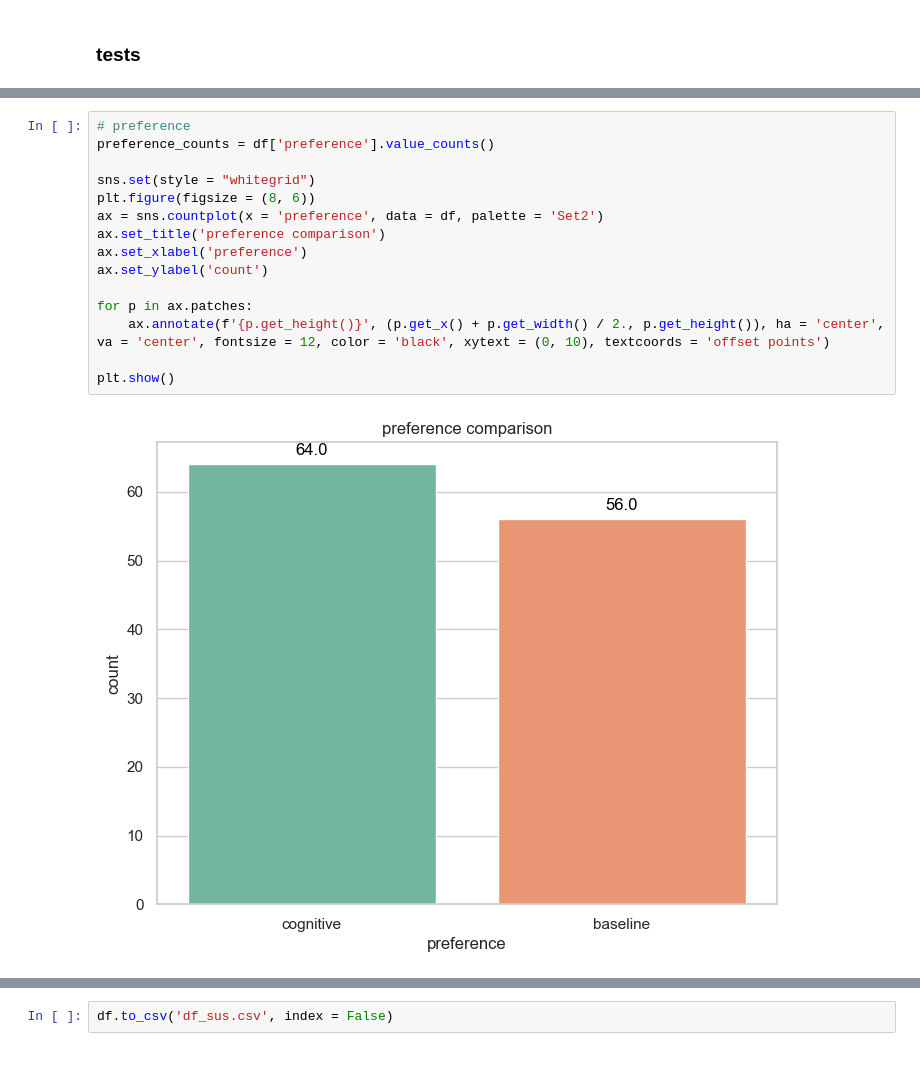
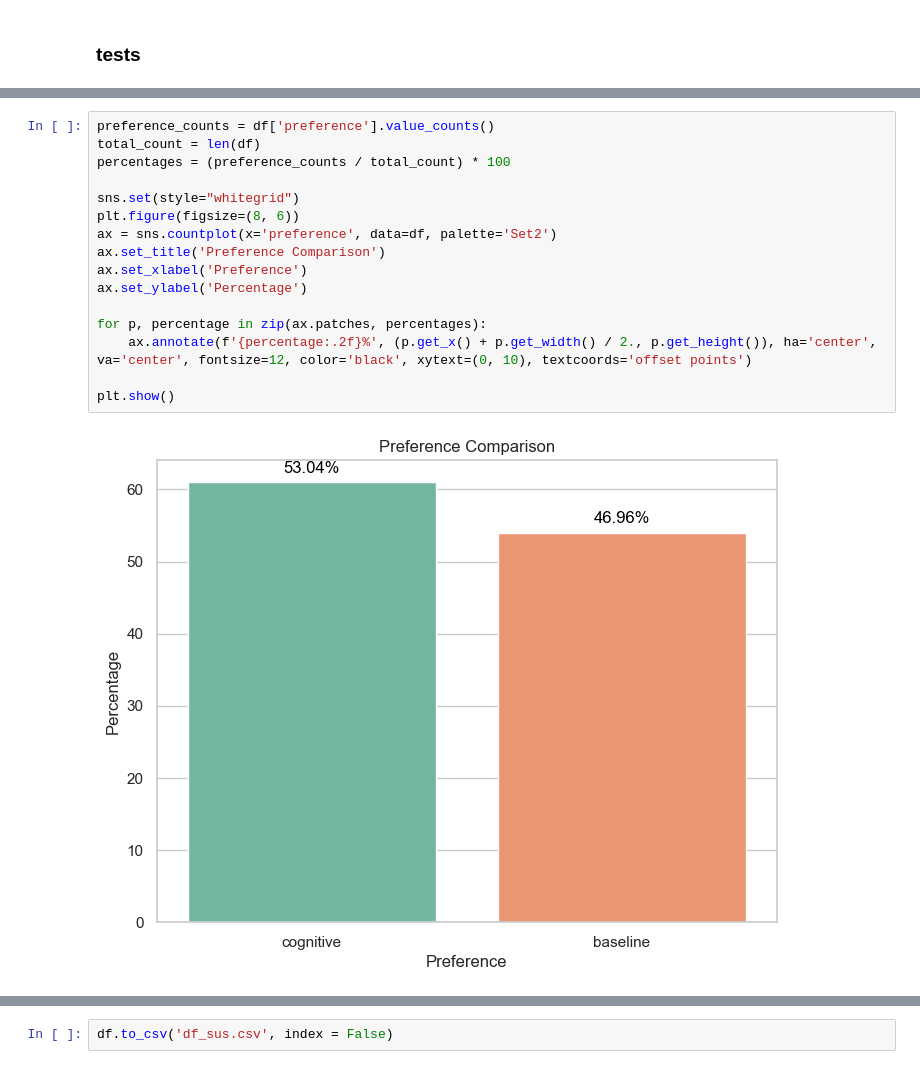
Before and after one commit to rgnlg/dc_keyboard, a Jupyter notebook: study_1/main_sus.ipynb, the cells around one changed output, grey strips where cells are left out. Saved outputs shown, nothing was run; the diff lists cells and outputs as text.

```diff
--- a/study_1/main_sus.ipynb
+++ b/study_1/main_sus.ipynb
@@ -180,17 +157,18 @@ plt.show()
-# %%
-# preference
-preference_counts = df['preference'].value_counts()
-
-sns.set(style = "whitegrid")
-plt.figure(figsize = (8, 6))
-ax = sns.countplot(x = 'preference', data = df, palette = 'Set2')
-ax.set_title('preference comparison')
-ax.set_xlabel('preference')
-ax.set_ylabel('count')
-
-for p in ax.patches:
-    ax.annotate(f'{p.get_height()}', (p.get_x() + p.get_width() / 2., p.get_height()), ha = 'center', va = 'center', fontsize = 12, color = 'black', xytext = (0, 10), textcoords = 'offset points')
-
-plt.show()
-# %% [output]
-[figure, removed]
+# %%
+preference_counts = df['preference'].value_counts()
+total_count = len(df)
+percentages = (preference_counts / total_count) * 100
+
+sns.set(style="whitegrid")
+plt.figure(figsize=(8, 6))
+ax = sns.countplot(x='preference', data=df, palette='Set2')
+ax.set_title('Preference Comparison')
+ax.set_xlabel('Preference')
+ax.set_ylabel('Percentage')
+
+for p, percentage in zip(ax.patches, percentages):
+    ax.annotate(f'{percentage:.2f}%', (p.get_x() + p.get_width() / 2., p.get_height()), ha='center', va='center', fontsize=12, color='black', xytext=(0, 10), textcoords='offset points')
+
+plt.show()
+# %% [output]
+[figure, added]
```
Also changed, not shown: parts of 16 cells of this notebook, 46 other files.
